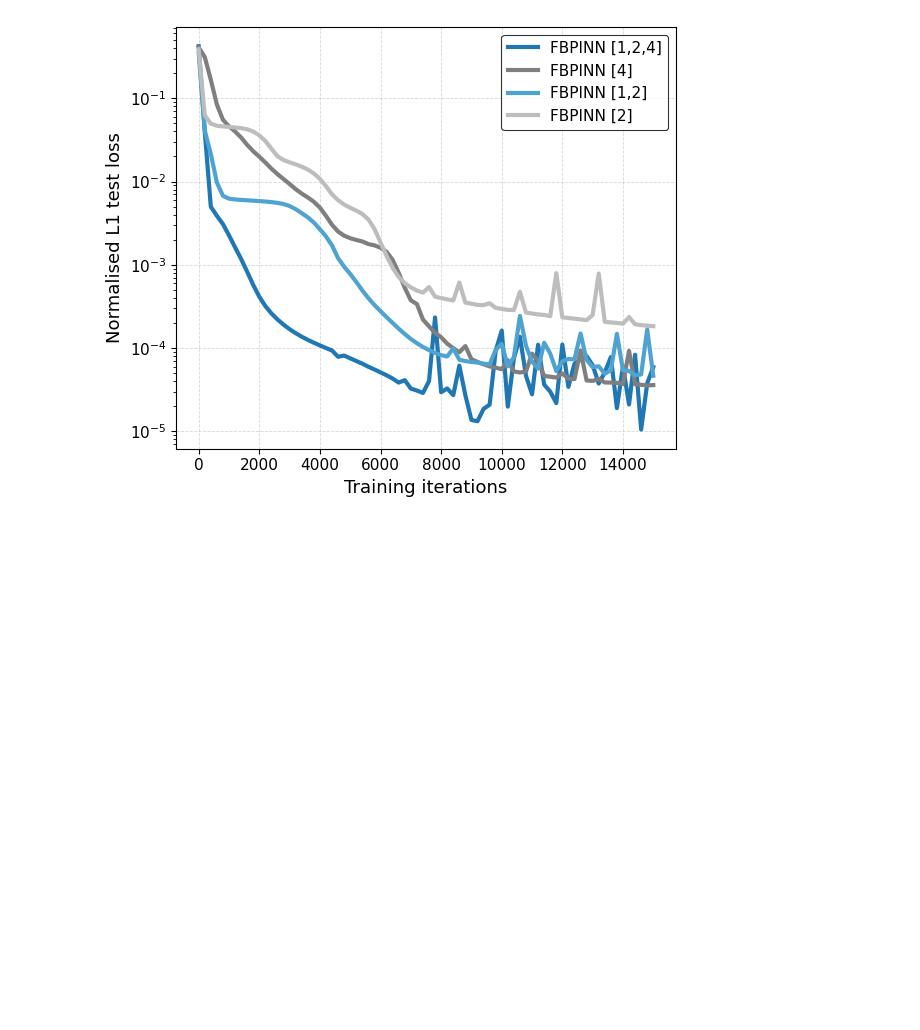
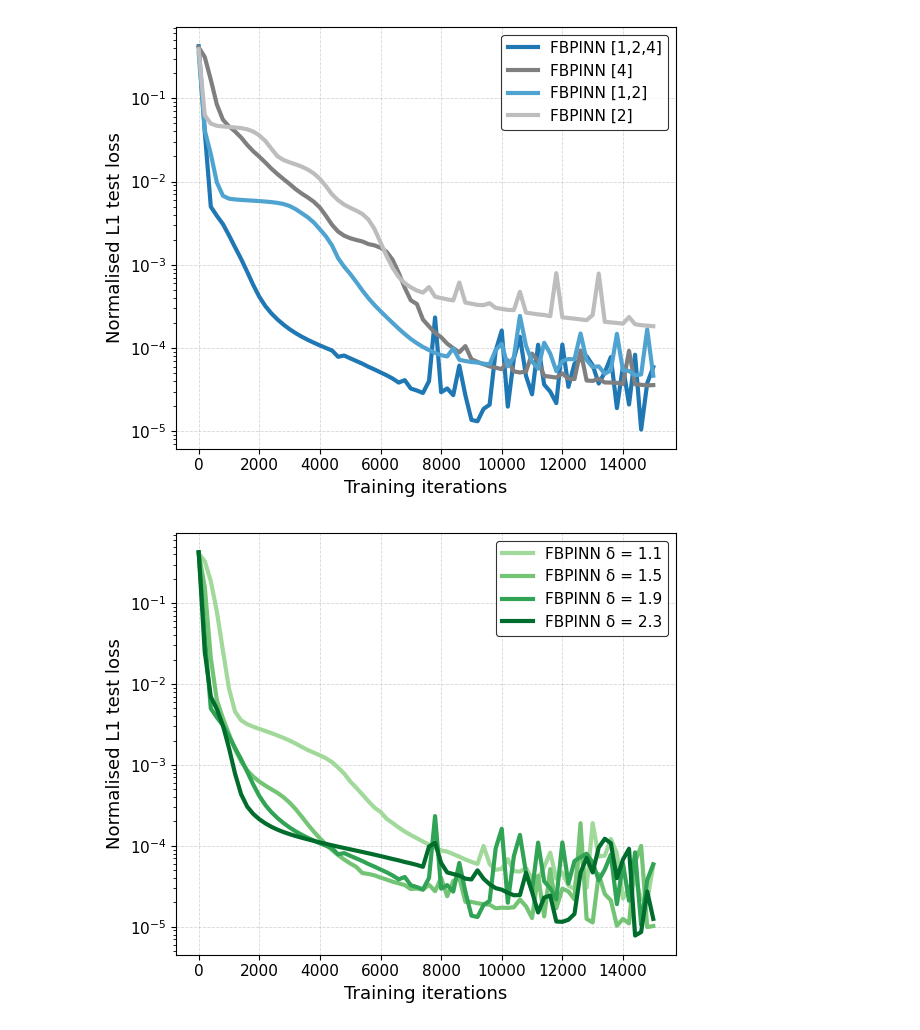
Before and after one commit to AedenLindelauf/FBPINNs, a Jupyter notebook: plots_reproduction.ipynb, the cells around one changed output. Saved outputs shown, nothing was run; the diff lists cells and outputs as text; code cells hidden in the pictures; blank space fills up the shorter version.

```diff
--- a/plots_reproduction.ipynb
+++ b/plots_reproduction.ipynb
@@ -44,3 +44,45 @@ plt.tight_layout()
 plt.show()
 # %% [output]
 [figure]
+# %%
+# load csv with tensorboard export
+df_deltas = pd.read_csv(r"C:\Users\35989\Desktop\University\MSc Applied Mathematics\SciML\Final Project\2D_multi_level_delta_results.csv")
+
+steps = df_deltas.iloc[:,1]
+d11 = df_deltas.iloc[:,2]
+d15 = df_deltas.iloc[:,3]
+d19 = df_deltas.iloc[:,4]
+d23 = df_deltas.iloc[:,5]
+
+plt.style.use("default")
+
+fig, ax = plt.subplots(figsize=(6,5), facecolor="white")
+ax.set_facecolor("white")
+
+colors = {
+    "1.1": "#a1d99b",
+    "1.5": "#74c476",
+    "1.9": "#31a354",
+    "2.3": "#006d2c"
+}
+
+ax.semilogy(steps, d11, color=colors["1.1"], linewidth=3, label="FBPINN δ = 1.1")
+ax.semilogy(steps, d15, color=colors["1.5"], linewidth=3, label="FBPINN δ = 1.5")
+ax.semilogy(steps, d19, color=colors["1.9"], linewidth=3, label="FBPINN δ = 1.9")
+ax.semilogy(steps, d23, color=colors["2.3"], linewidth=3, label="FBPINN δ = 2.3")
+
+ax.set_xlabel("Training iterations", fontsize=13)
+ax.set_ylabel("Normalised L1 test loss", fontsize=13)
+
+ax.grid(True, which="major", linestyle="--", linewidth=0.6, alpha=0.5)
+
+legend = ax.legend(frameon=True, fontsize=11)
+legend.get_frame().set_edgecolor("black")
+legend.get_frame().set_linewidth(0.8)
+
+ax.tick_params(axis='both', labelsize=11)
+
+plt.tight_layout()
+plt.show()
+# %% [output]
+[figure, added]
```
Also changed, not shown: parts of 3 cells of this notebook, 5 other files.
